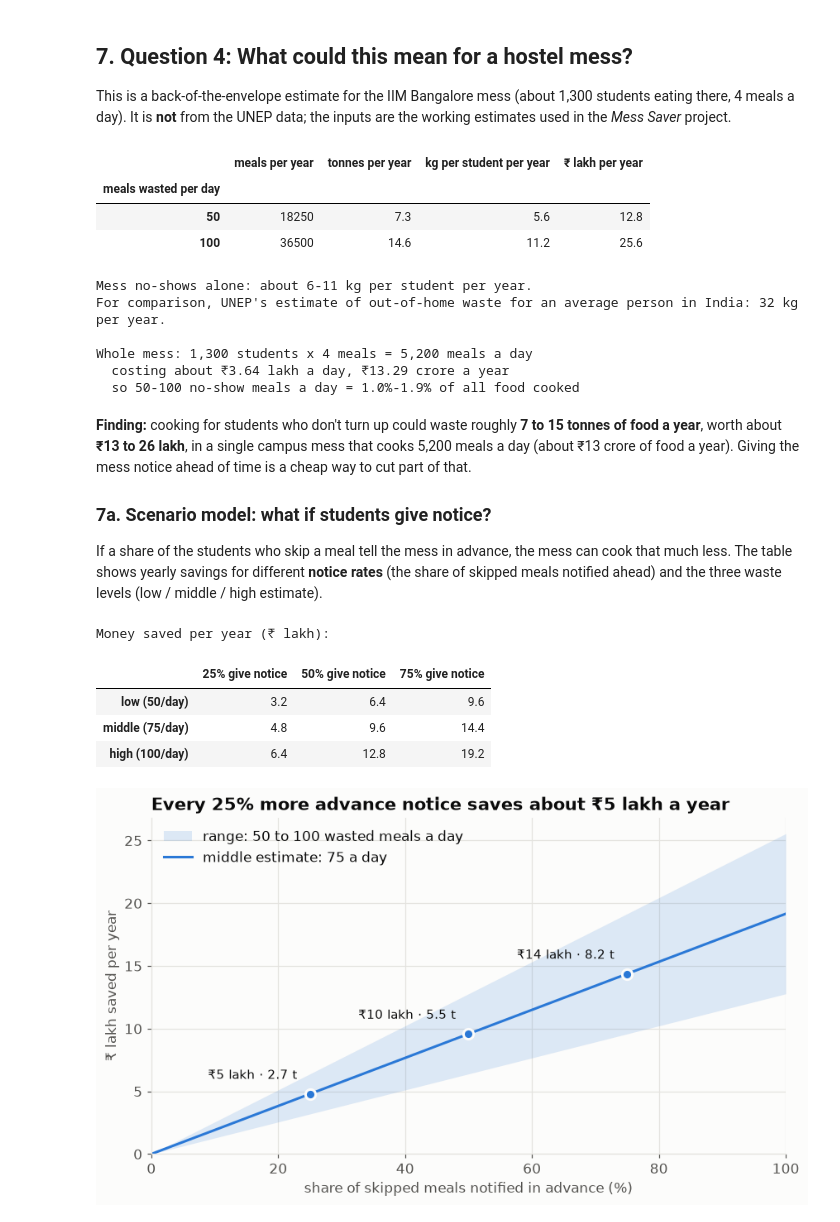
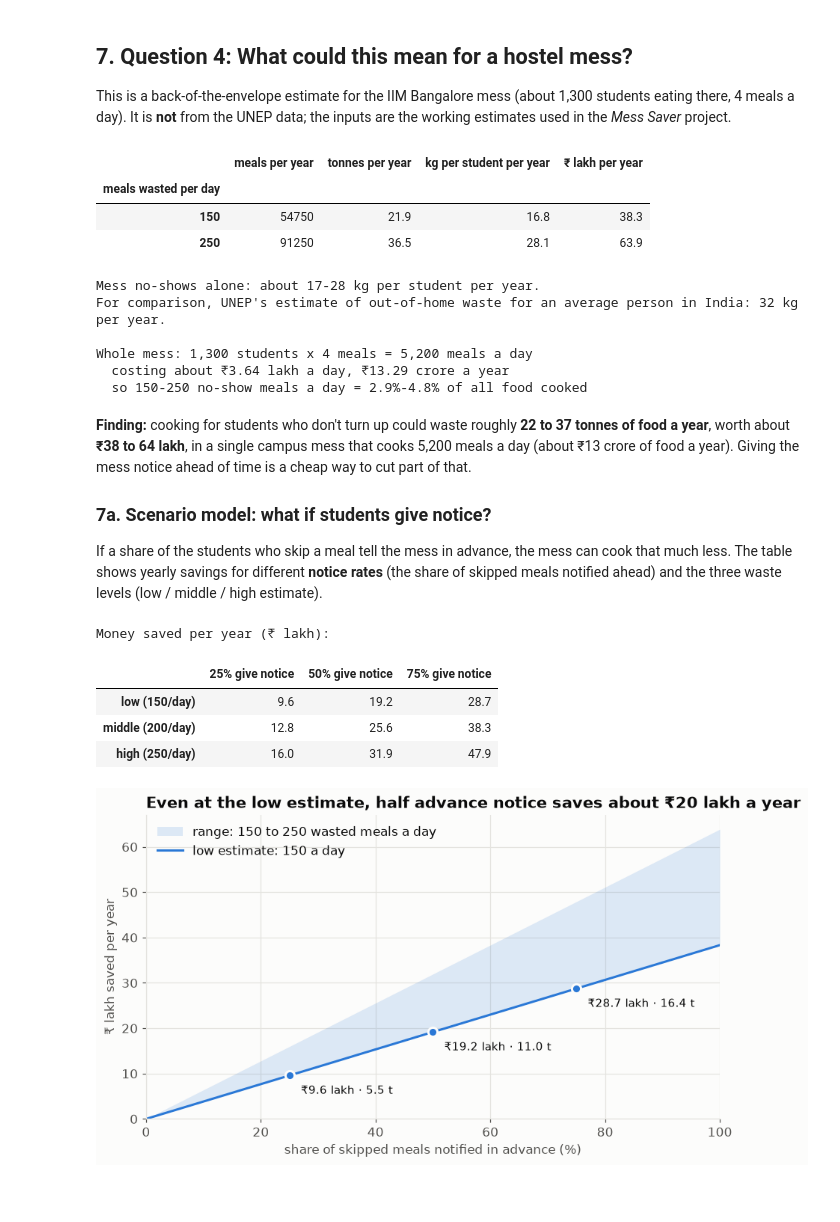
Before and after one commit to Jontyloh/food-waste-analysis, a Jupyter notebook: food_waste_analysis.ipynb, the cells around one changed output. Cells and saved outputs as stored; diff of their text form; code cells hidden in the pictures; blank space fills up the shorter version.

Commit message:
Mess estimate: 150-250 no-show meals a day; headline about Rs 20 lakh and 11 t at the low end with half notice
Co-Authored-By: Claude Opus 5.5 <noreply@anthropic.com>

```diff
--- a/food_waste_analysis.ipynb
+++ b/food_waste_analysis.ipynb
@@ -387,7 +387,7 @@ the inputs are the working estimates used in the *Mess Saver* project.
 # %%
 STUDENTS = 1_300                    # students eating in the mess
 MEALS_PER_STUDENT = 4               # breakfast, lunch, snacks, dinner
-MEALS_WASTED_PER_DAY = (50, 100)    # meals cooked for students who did not turn up (low, high)
+MEALS_WASTED_PER_DAY = (150, 250)   # meals cooked for students who did not turn up (low, high)
 KG_PER_MEAL = 0.4
 RUPEES_PER_MEAL = 70
 
@@ -406,8 +406,8 @@ mess.round(1)
 # %% [output]
 |  | meals per year | tonnes per year | kg per student per year | ₹ lakh per year |
 | meals wasted per day |  |  |  |  |
-| 50 | 18250 | 7.3 | 5.6 | 12.8 |
-| 100 | 36500 | 14.6 | 11.2 | 25.6 |
+| 150 | 54750 | 21.9 | 16.8 | 38.3 |
+| 250 | 91250 | 36.5 | 28.1 | 63.9 |
 # %%
 low, high = mess["kg per student per year"]
 india_out = countries.loc[countries["Entity"] == "India", "Out-of-home consumption"].iloc[0]
@@ -420,17 +420,17 @@ cost_per_year = cooked_per_day * RUPEES_PER_MEAL * 365
 print()
 print(f"Whole mess: {STUDENTS:,} students x {MEALS_PER_STUDENT} meals = {cooked_per_day:,} meals a day")
 print(f"  costing about ₹{cooked_per_day * RUPEES_PER_MEAL / 100_000:.2f} lakh a day, ₹{cost_per_year / 1e7:.2f} crore a year")
-print(f"  so 50-100 no-show meals a day = {50 / cooked_per_day:.1%}-{100 / cooked_per_day:.1%} of all food cooked")
+print(f"  so 150-250 no-show meals a day = {150 / cooked_per_day:.1%}-{250 / cooked_per_day:.1%} of all food cooked")
 # %% [output]
-Mess no-shows alone: about 6-11 kg per student per year.
+Mess no-shows alone: about 17-28 kg per student per year.
 For comparison, UNEP's estimate of out-of-home waste for an average person in India: 32 kg per year.
 
 Whole mess: 1,300 students x 4 meals = 5,200 meals a day
   costing about ₹3.64 lakh a day, ₹13.29 crore a year
-  so 50-100 no-show meals a day = 1.0%-1.9% of all food cooked
+  so 150-250 no-show meals a day = 2.9%-4.8% of all food cooked
 # %% [markdown]
-**Finding:** cooking for students who don't turn up could waste roughly **7 to 15 tonnes of food a
-year**, worth about **₹13 to 26 lakh**, in a single campus mess that cooks 5,200 meals a day
+**Finding:** cooking for students who don't turn up could waste roughly **22 to 37 tonnes of food a
+year**, worth about **₹38 to 64 lakh**, in a single campus mess that cooks 5,200 meals a day
 (about ₹13 crore of food a year). Giving the mess notice
 ahead of time is a cheap way to cut part of that.
 
@@ -441,7 +441,7 @@ less. The table shows yearly savings for different **notice rates** (the share o
 notified ahead) and the three waste levels (low / middle / high estimate).
 # %%
 NOTICE_RATES = [0.25, 0.50, 0.75]
-LEVELS = {"low (50/day)": 50, "middle (75/day)": 75, "high (100/day)": 100}
+LEVELS = {"low (150/day)": 150, "middle (200/day)": 200, "high (250/day)": 250}
 
 scenario = pd.DataFrame(
     {f"{rate:.0%} give notice": {name: meals * 365 * rate * RUPEES_PER_MEAL / 100_000
@@ -453,30 +453,31 @@ scenario.round(1)
 # %% [output]
 Money saved per year (₹ lakh):
 |  | 25% give notice | 50% give notice | 75% give notice |
-| low (50/day) | 3.2 | 6.4 | 9.6 |
-| middle (75/day) | 4.8 | 9.6 | 14.4 |
-| high (100/day) | 6.4 | 12.8 | 19.2 |
+| low (150/day) | 9.6 | 19.2 | 28.7 |
+| middle (200/day) | 12.8 | 25.6 | 38.3 |
+| high (250/day) | 16.0 | 31.9 | 47.9 |
 # %%
 rates = np.linspace(0, 1, 101)
 def lakh(meals): return meals * 365 * rates * RUPEES_PER_MEAL / 100_000
-def tonnes(meals, rate): return meals * 365 * rate * KG_PER_MEAL / 1000
+def tonnes(meals, rate): return round(meals * 365 * rate * KG_PER_MEAL / 1000 + 1e-9, 1)   # round 10.95 up, not down
 
 fig, ax = plt.subplots(figsize=(9, 4.8))
-ax.fill_between(rates * 100, lakh(50), lakh(100), color=BLUE, alpha=0.15, linewidth=0,
-                label="range: 50 to 100 wasted meals a day")
-ax.plot(rates * 100, lakh(75), color=BLUE, linewidth=2, label="middle estimate: 75 a day")
+LOW = 150   # conservative: the low end of the estimate
+ax.fill_between(rates * 100, lakh(150), lakh(250), color=BLUE, alpha=0.15, linewidth=0,
+                label="range: 150 to 250 wasted meals a day")
+ax.plot(rates * 100, lakh(LOW), color=BLUE, linewidth=2, label="low estimate: 150 a day")
 for rate in NOTICE_RATES:
-    y = 75 * 365 * rate * RUPEES_PER_MEAL / 100_000
+    y = LOW * 365 * rate * RUPEES_PER_MEAL / 100_000
     ax.scatter(rate * 100, y, s=64, color=BLUE, edgecolor="#fcfcfb", linewidth=2, zorder=3)
-    ax.annotate(f"₹{y:.0f} lakh · {tonnes(75, rate):.1f} t", (rate * 100, y), xytext=(-10, 12),
-                textcoords="offset points", ha="right", fontsize=10)
+    ax.annotate(f"₹{y:.1f} lakh · {tonnes(LOW, rate):.1f} t", (rate * 100, y), xytext=(10, -16),
+                textcoords="offset points", ha="left", fontsize=10)
 ax.set_xlim(0, 100); ax.set_ylim(0, None)
 ax.set_xlabel("share of skipped meals notified in advance (%)")
 ax.set_ylabel("₹ lakh saved per year")
-ax.set_title("Every 25% more advance notice saves about ₹5 lakh a year")
+ax.set_title("Even at the low estimate, half advance notice saves about ₹20 lakh a year")
 ax.legend(loc="upper left", frameon=False)
 fig.savefig(CHARTS / "04_mess_savings_scenarios.png")
 plt.show()
 # %% [output]
-[figure, old version]
+[figure, new version]
 # %% [markdown]
```
Also changed, not shown: parts of 1 cell of this notebook, 3 other files.
